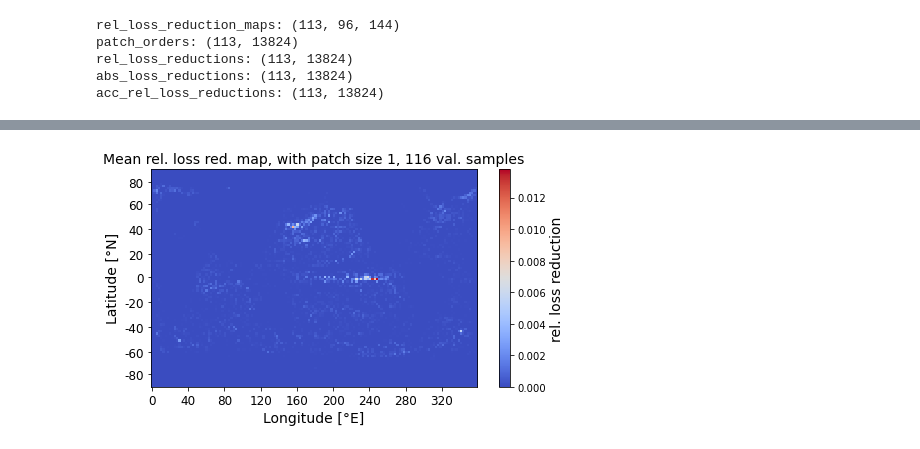
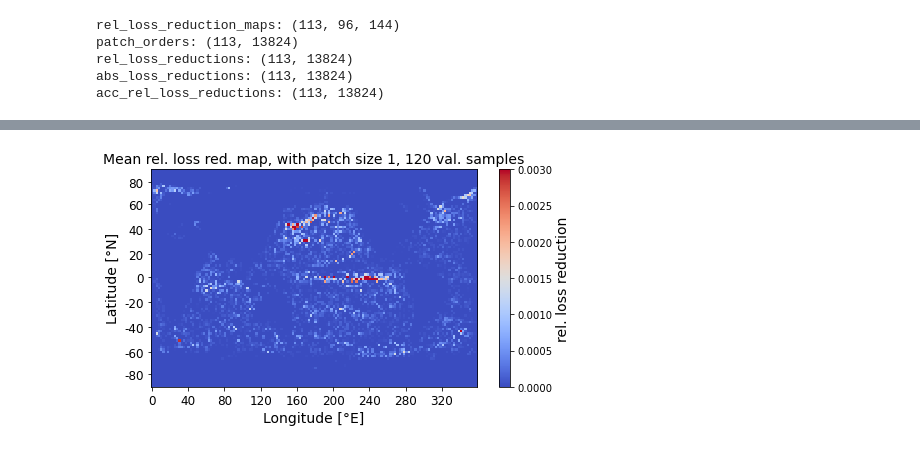
Before and after one commit to MarcoLandtHayen/reconstruct_missing_data, a Jupyter notebook: notebooks/03c_unet_4conv_sst_CESM_relevance_maps.ipynb, the cells around one changed output, grey strips where cells are left out. Cells and saved outputs as stored; diff of their text form; code cells hidden in the pictures.

```diff
--- a/notebooks/03c_unet_4conv_sst_CESM_relevance_maps.ipynb
+++ b/notebooks/03c_unet_4conv_sst_CESM_relevance_maps.ipynb
@@ -559,23 +567,23 @@ for n in range(plot_samples):
 # %%
 ## range_0_100, relevance_1: TRAINING samples!
-# Include first 120 samples, hence at the beginning of training data.
+# Include first 120 samples, hence from the beginning of training data.
 # patch_size = 1
 # max_patch_num = 50
 # max_acc_rel_loss_reduction = 0.9
 
 # Compute mean of rel. loss reduction maps, over desired number of considered validation samples:
-mean_rel_loss_reduction_map = np.mean(rel_loss_reduction_maps[:number_of_samples],axis=0)
+mean_rel_loss_reduction_map = np.mean(rel_loss_reduction_maps[:n_samples],axis=0)
 
 # Plot resulting FLIPPED mean rel. loss reduction map as heatmap:
 fig, ax = plt.subplots(figsize=(8, 4))
-im = plt.imshow(np.flip(mean_rel_loss_reduction_map,axis=0), cmap="coolwarm", interpolation='nearest')#, vmax=0.00022)
+im = plt.imshow(np.flip(mean_rel_loss_reduction_map,axis=0), cmap="coolwarm", interpolation='nearest', vmax=0.003)
 cbar = plt.colorbar(im)
 cbar.set_label('rel. loss reduction', fontsize=14)
-plt.title('Mean rel. loss red. map, with patch size '+str(patch_size)+', '+str(number_of_samples)+' val. samples', fontsize=14)
+plt.title('Mean rel. loss red. map, with patch size '+str(patch_size)+', '+str(n_samples)+' val. samples', fontsize=14)
 plt.xlabel('Longitude [°E]', fontsize=14)
 plt.ylabel('Latitude [°N]', fontsize=14)
 plt.xticks(np.arange(0, 144, step=16), [0, 40, 80, 120, 160, 200, 240, 280, 320], fontsize=12)
 plt.yticks([5, 15, 26, 37, 47, 58, 69, 80, 90], [80, 60, 40, 20, 0, -20, -40, -60, -80], fontsize=12)
 plt.show()
 # %% [output]
-[figure, old version]
+[figure, new version]
```
Also changed, not shown: parts of 135 cells of this notebook, 35 other files.
